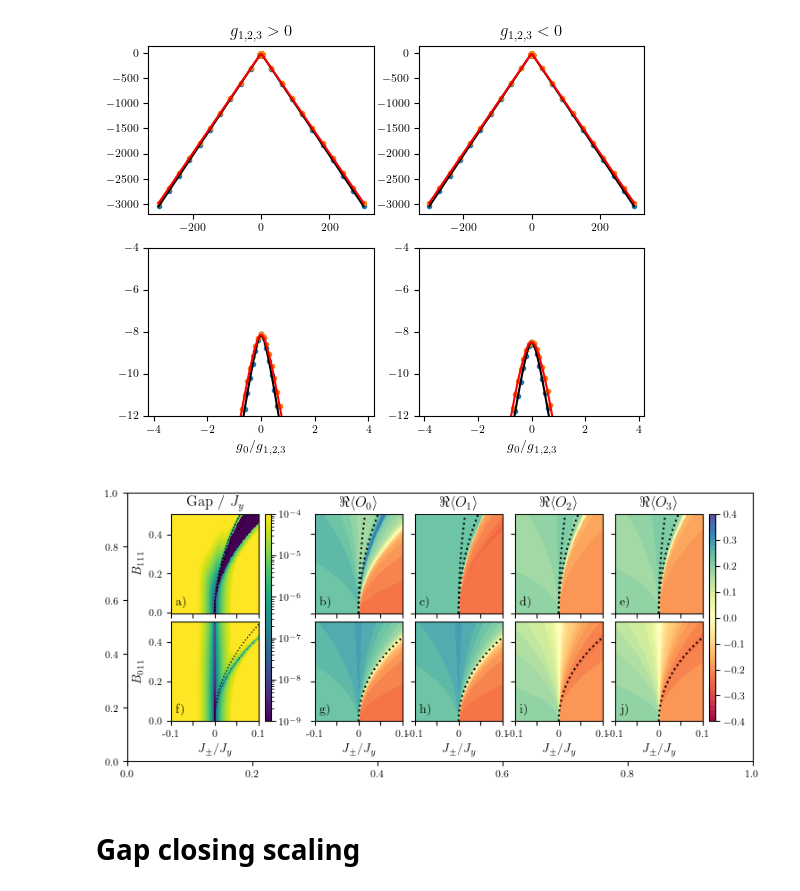
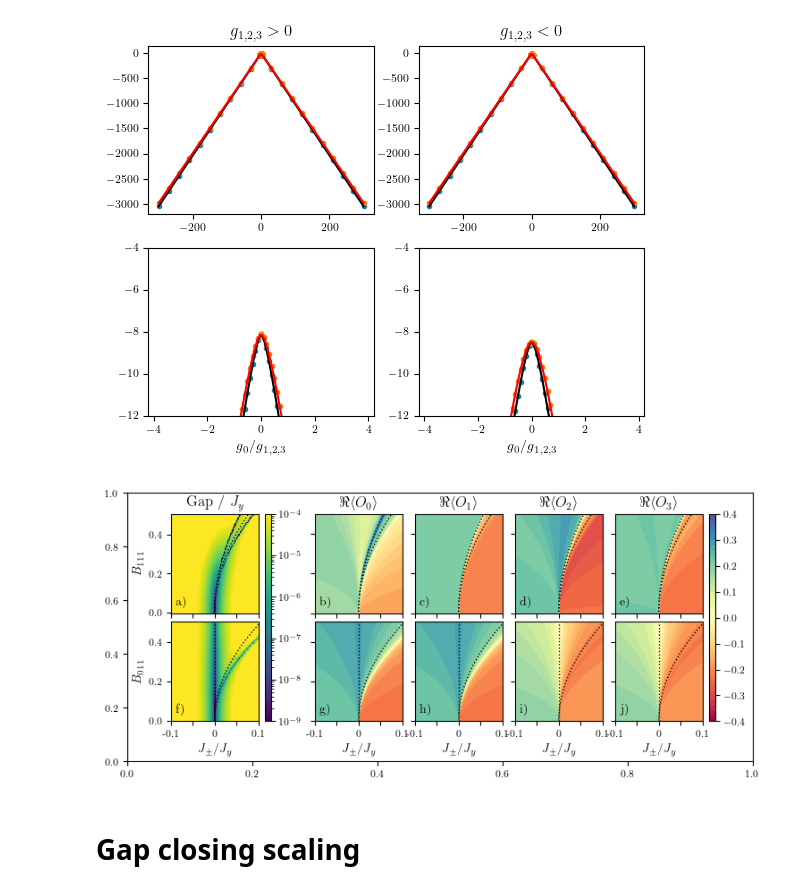
Before and after one commit to Spuriosity1/qsi_subspace_ED, a Jupyter notebook: scripts/process_field.ipynb, the cells around one changed output. Drawn from its saved outputs; the diff is of its cells as text; code cells hidden in the pictures.

```diff
--- a/scripts/process_field.ipynb
+++ b/scripts/process_field.ipynb
@@ -489,7 +473,7 @@ LinearInterpolator = lambda X,Y : lambda x : np.interp(x,X,Y)
 
 # sector = (4,4,4,4)
 
-rfi_111 = RingInterpolator_111(lats[2], sector = (6,6,6,6), interpolation_f=PchipInterpolator)
+rfi_111 = RingInterpolator_111(lats[3], sector = (6,6,6,6), interpolation_f=PchipInterpolator)
 # rfi_111 = RingInterpolator_111(lats[1], sector = (8,8,8,8), interpolation_f=PchipInterpolator)
 # rfi_111 = RingInterpolator_111(lats[3], sector = (9,9,10,8), interpolation_f=PchipInterpolator)
 # rfi_111 = RingInterpolator_111(lats[3], sector = (9,9,8,10), interpolation_f=PchipInterpolator)
@@ -597,7 +581,8 @@ def make_summary_plot(fig, rfi_111, rfi_110,
         for sl in range(4):
             ax = ax_l[sl]
             c.append( ax.contourf(jpm_arr, B_arr, rf_vals[sl],levels=np.linspace(-0.4,0.4,41),cmap='Spectral') )
-            # add_phasedia_boundaries(ax, jpm_arr, B_arr, field_dir, color='k',lw=1)
+            add_phasedia_boundaries(ax, jpm_arr, B_arr, field_dir, ls=':', zorder=100,
+                                    color='k',lw=1)
 
             ax.set_xticks([-0.1,-0.05,0,0.05,0.1])
             ax.set_xticklabels([])
@@ -618,8 +603,8 @@ def make_summary_plot(fig, rfi_111, rfi_110,
         a.set_title(rf"$\Re \langle O_{sl} \rangle $")
 
 
-    # for a in Ax[-1]:
-    #     a.set_xlabel(r'$J_\pm/J_y$')
+    for a in itertools.chain(Ax[-1],[Ax2[1]]):
+        a.axvline(0,color='k',lw=1,ls=':')
 
     # subplot labels
     lettr= ord('a')
@@ -630,15 +615,7 @@ def make_summary_plot(fig, rfi_111, rfi_110,
 
 
     # gap closing guides
-    # for a in itertools.chain(Ax[0], [Ax2[0]]):
-    for a in Ax[0]:
-        a.plot(0.18*B_arr**2, B_arr, ':', color='k')
-        a.plot(0.06*B_arr**2, B_arr, ':', color='k')
 
-
-    for a in Ax[1]:
-        a.plot(0.5*B_arr**2+0.36*B_arr**4, B_arr, ':', color='k')
-        # a.plot(0*B_arr**2, B_arr, ':', color='k')
 
     for a in itertools.chain(Ax[1], [Ax2[1]]):
         a.set_xlabel(r'$J_\pm/J_y$')
@@ -672,29 +649,29 @@ def make_summary_plot(fig, rfi_111, rfi_110,
 # %%
 fig = plt.figure(figsize=(7,3))
 lat = lats[3]
 sector = (9,9,8,10)
 
 # lat = lats[2]
 # sector = (6,6,6,6)
 
 # lat = lats[1]
 # sector = (8,8,8,8)
 
 make_summary_plot(fig,
-                  rfi_110=RingInterpolator_110(lat,sector,interpolation_f=PchipInterpolator ),
-                  rfi_111=RingInterpolator_111(lat,sector,interpolation_f=PchipInterpolator ),
+                  rfi_110=RingInterpolator_110(lats[4],sector=(9,9,8,10),interpolation_f=PchipInterpolator ),
+                  rfi_111=RingInterpolator_111(lats[3],sector=(6,6,6,6),interpolation_f=PchipInterpolator ),
     bottom = 0.15,
     height = 0.37,
     left = 0.3,
     left2 = 0.07,
     width = 0.14,
     wspace = 0.02,
     hspace =0.032
                  )
-# fig.savefig('/Users/alaricsanders/Desktop/unified_flux_phases_ED.pdf')
+fig.savefig('/Users/alaricsanders/Desktop/unified_flux_phases_ED.pdf')
 fig.add_axes([0,0,1,1]).patch.set_alpha(0)
 # %% [output]
-[figure, old version]
+[figure, new version]
 # %%
 # rfi_110 = RingInterpolator_110(lats[0],(4,4,4,4),interpolation_f=LinearInterpolator )
 # rfi_110 = RingInterpolator_110(lats[1],(6,6,6,6),interpolation_f=LinearInterpolator )
```
Also changed, not shown: parts of 3 cells of this notebook, 3 other files.
